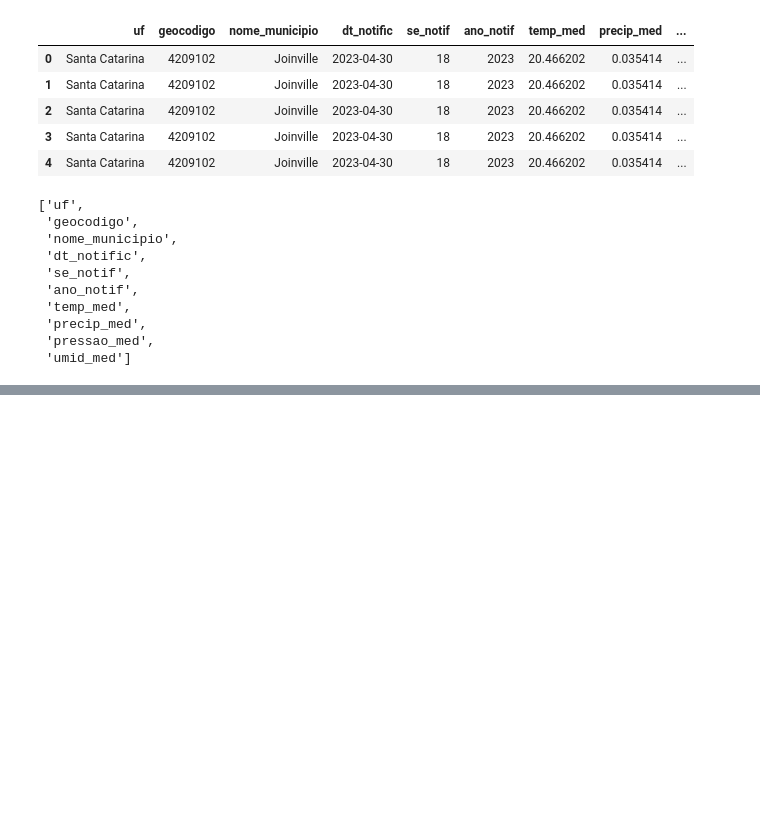
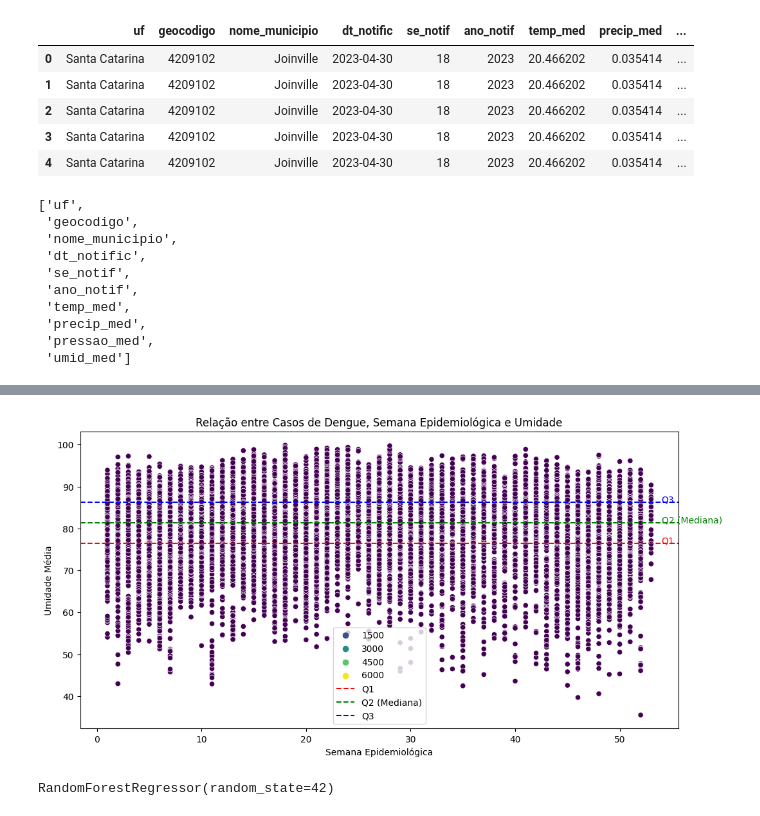
Before and after one commit to osl-pocs/ml-dengue-predict, a Jupyter notebook: notebooks/modelos/prepare_UFSC_data_20230915_SL.ipynb, the cells around one changed output, grey strips where cells are left out. Drawn from its saved outputs; the diff is of its cells as text; code cells hidden in the pictures; blank space fills up the shorter version.

Commit message:
feat: Train initial Random Forest model (#8)
* Initial random forest model train

* feat: Add scatter plot with quartile lines for humidity and temperature

```diff
--- a/notebooks/modelos/prepare_UFSC_data_20230915_SL.ipynb
+++ b/notebooks/modelos/prepare_UFSC_data_20230915_SL.ipynb
@@ -78,0 +135,28 @@ df_combined
+# %%
+# Criar uma figura
+plt.figure(figsize=(12, 6))
+
+# Gráfico de dispersão de casos de dengue e temperatura
+sns.scatterplot(data=df_combined, x='se_notif', y='umid_med', hue='casos_notif', palette='viridis')
+
+# Calcular os quartis da temperatura
+Q1 = df_combined['umid_med'].quantile(0.25)
+Q3 = df_combined['umid_med'].quantile(0.75)
+
+# Desenhar linhas verticais para dividir os dados em quartis
+plt.axhline(Q1, color='r', linestyle='--', label='Q1')
+plt.axhline((Q1 + Q3) / 2, color='g', linestyle='--', label='Q2 (Mediana)')
+plt.axhline(Q3, color='b', linestyle='--', label='Q3')
+
+# Configurar os rótulos dos quartis
+plt.text(df_combined['se_notif'].max() + 1, Q1, 'Q1', color='r')
+plt.text(df_combined['se_notif'].max() + 1, (Q1 + Q3) / 2, 'Q2 (Mediana)', color='g')
+plt.text(df_combined['se_notif'].max() + 1, Q3, 'Q3', color='b')
+
+plt.xlabel('Semana Epidemiológica')
+plt.ylabel('Umidade Média')
+plt.title('Relação entre Casos de Dengue, Semana Epidemiológica e Umidade')
+plt.legend()
+plt.show()
+# %% [output]
+[figure, added]
@@ -78,0 +170,10 @@ df_combined
+# %%
+from sklearn.ensemble import RandomForestRegressor
+
+# Criar uma instância do modelo com os hiperparâmetros desejados
+rf_model = RandomForestRegressor(n_estimators=100, random_state=42)
+
+# Treinar o modelo com os dados de treinamento
+rf_model.fit(X_train, y_train)
+# %% [output]
+RandomForestRegressor(random_state=42)
```
Also changed, not shown: parts of 10 cells of this notebook.
